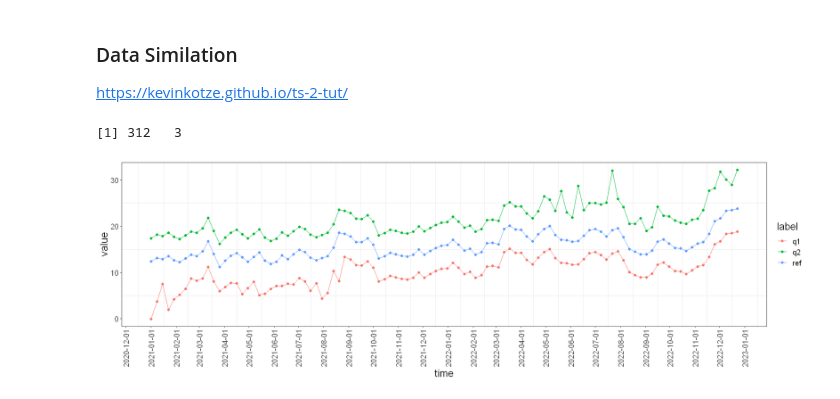
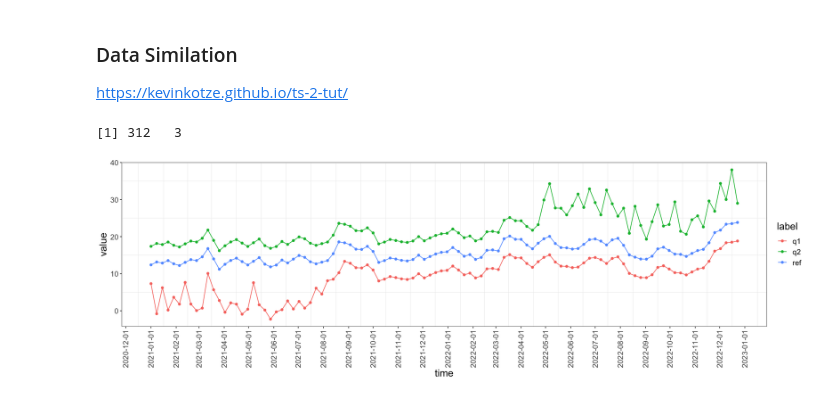
Before and after one commit to jianghaochu/dtw, a Jupyter notebook: code/DataSimulation.ipynb, the cells around one changed output. Drawn from its saved outputs; the diff is of its cells as text; code cells hidden in the pictures.

Commit message:
Update simulation data

```diff
--- a/code/DataSimulation.ipynb
+++ b/code/DataSimulation.ipynb
@@ -12,36 +12,36 @@ set.seed(20230525)
 n_wk <- 104 # weeks in two years
 date_label <- seq(as.Date("2021/1/1"), by = "week", length.out = n_wk)
 ts <- 10 + arima.sim(model = list(ar = 0.8, ma = 0.6), n = n_wk) + sqrt(1:n_wk)
-e <- abs(rnorm(n_wk, 0, 5)*runif(n_wk, 0, 1))
+e <- runif(n_wk, 0, 10)
 
 dt_refer <- ts
 dt_query1 <- c(ts[1:34] - 5 - e[1:34],
                ts[35:69] - 5,
                ts[70:104] - 5)
 dt_query2 <- c(ts[1:34] + 5,
                ts[35:69] + 5,
                ts[70:104] + 5 + e[70:104])
 
 dt <- data.table(time=rep(date_label, 3), label=c(rep(c("ref", "q1", "q2"), each=n_wk)),
                  value=c(dt_refer, dt_query1, dt_query2))
 
 # Save the data
-fwrite(dt, "../data/testdata.csv")
+fwrite(dt, "data/testdata.csv")
 print(dim(dt))
 
 options(repr.plot.width = 16, repr.plot.height = 5)
 ggplot(data = dt, aes(x = time, y = value, color = label)) +
   geom_point() +
   geom_line() +
   scale_x_date(breaks = "1 month") +
   theme_bw() +
   theme(
     axis.text.x = element_text(angle = 90, vjust = 0.5, hjust = 1),
     axis.title = element_text(size = 16), axis.text = element_text(size = 12),
     legend.title = element_text(size = 16), legend.text = element_text(size = 12),
     plot.background = element_blank(),
     panel.grid.major = element_blank()
   )
 # %% [output]
 [1] 312   3
-[figure, old version]
+[figure, new version]
```
